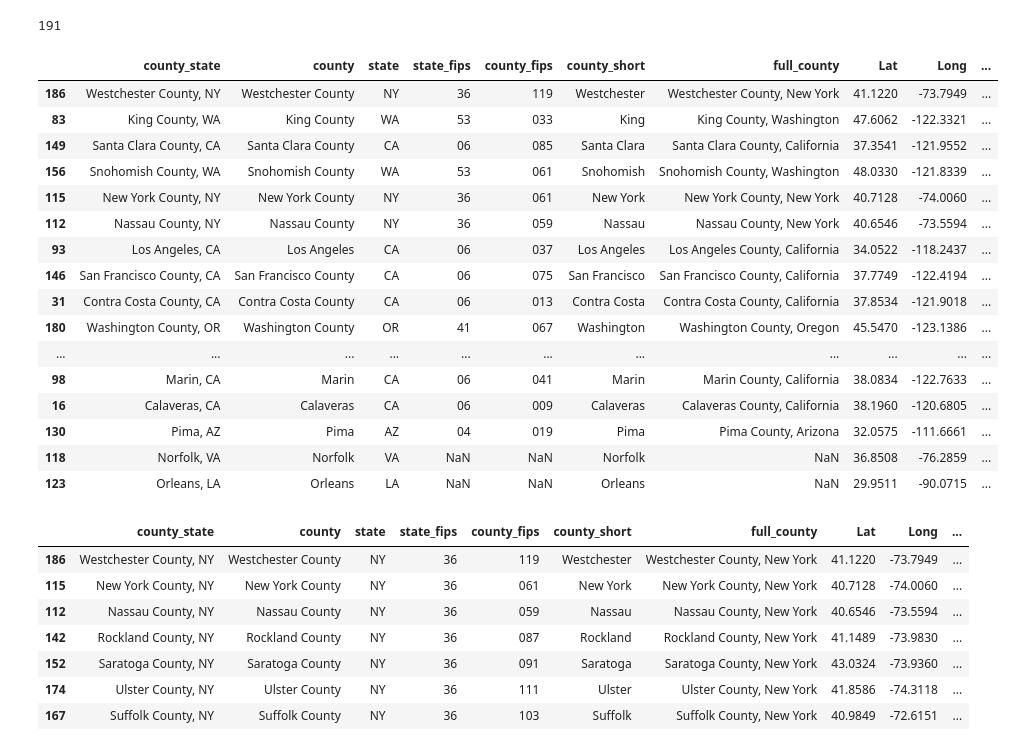
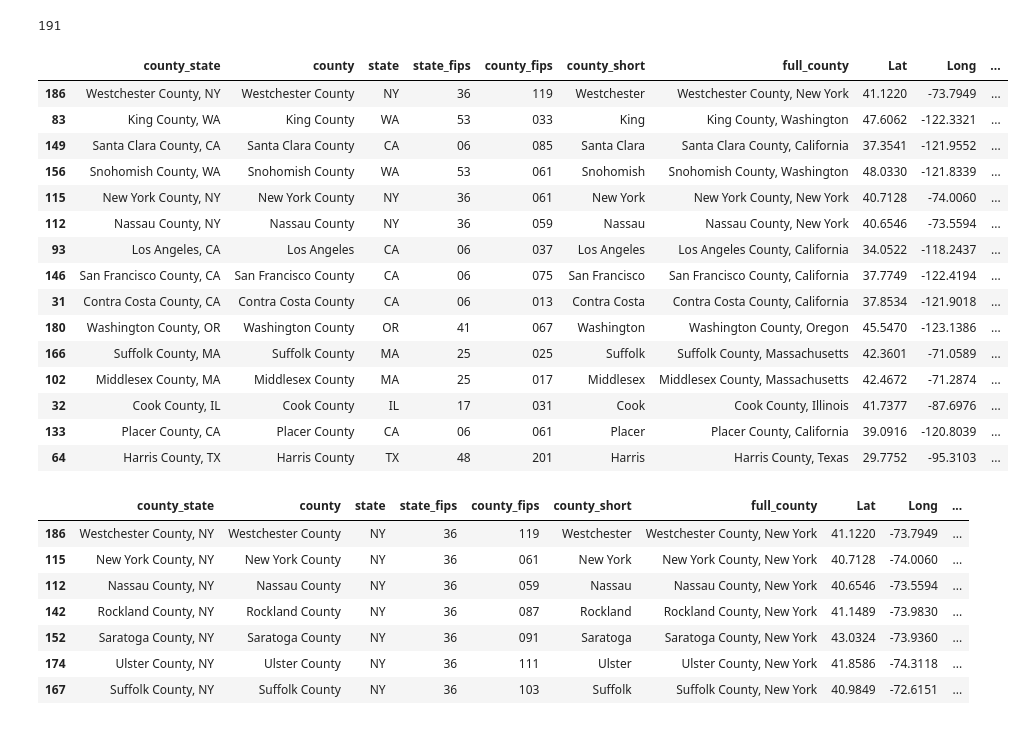
Before and after one commit to MarkCruse/covid-19, a Jupyter notebook: coronavirus.ipynb, the cells around one changed output. Drawn from its saved outputs; the diff is of its cells as text; code cells hidden in the pictures.

```diff
--- a/coronavirus.ipynb
+++ b/coronavirus.ipynb
@@ -470,27 +466,26 @@ print(len(counties_df))
 # %%
 counties_df = counties_df.rename(columns={'state_x': 'state','county_x':'county'})
 counties_df = counties_df[['county_state','county','state','state_fips','county_fips','county_short','full_county','Lat','Long','confirmed','recovered','deaths']]
 counties_df = counties_df.sort_values(by=['confirmed','state_fips','county_fips'],ascending=False)
 
-counties_df
+counties_df.head(15)
 # %% [output]
 |  | county_state | county | state | state_fips | county_fips | county_short | full_county | Lat | Long | ... |
 | 186 | Westchester County, NY | Westchester County | NY | 36 | 119 | Westchester | Westchester County, New York | 41.1220 | -73.7949 | ... |
 | 83 | King County, WA | King County | WA | 53 | 033 | King | King County, Washington | 47.6062 | -122.3321 | ... |
 | 149 | Santa Clara County, CA | Santa Clara County | CA | 06 | 085 | Santa Clara | Santa Clara County, California | 37.3541 | -121.9552 | ... |
 | 156 | Snohomish County, WA | Snohomish County | WA | 53 | 061 | Snohomish | Snohomish County, Washington | 48.0330 | -121.8339 | ... |
 | 115 | New York County, NY | New York County | NY | 36 | 061 | New York | New York County, New York | 40.7128 | -74.0060 | ... |
 | 112 | Nassau County, NY | Nassau County | NY | 36 | 059 | Nassau | Nassau County, New York | 40.6546 | -73.5594 | ... |
 | 93 | Los Angeles, CA | Los Angeles | CA | 06 | 037 | Los Angeles | Los Angeles County, California | 34.0522 | -118.2437 | ... |
 | 146 | San Francisco County, CA | San Francisco County | CA | 06 | 075 | San Francisco | San Francisco County, California | 37.7749 | -122.4194 | ... |
 | 31 | Contra Costa County, CA | Contra Costa County | CA | 06 | 013 | Contra Costa | Contra Costa County, California | 37.8534 | -121.9018 | ... |
 | 180 | Washington County, OR | Washington County | OR | 41 | 067 | Washington | Washington County, Oregon | 45.5470 | -123.1386 | ... |
-| ... | ... | ... | ... | ... | ... | ... | ... | ... | ... | ... |
-| 98 | Marin, CA | Marin | CA | 06 | 041 | Marin | Marin County, California | 38.0834 | -122.7633 | ... |
-| 16 | Calaveras, CA | Calaveras | CA | 06 | 009 | Calaveras | Calaveras County, California | 38.1960 | -120.6805 | ... |
-| 130 | Pima, AZ | Pima | AZ | 04 | 019 | Pima | Pima County, Arizona | 32.0575 | -111.6661 | ... |
-| 118 | Norfolk, VA | Norfolk | VA | NaN | NaN | Norfolk | NaN | 36.8508 | -76.2859 | ... |
-| 123 | Orleans, LA | Orleans | LA | NaN | NaN | Orleans | NaN | 29.9511 | -90.0715 | ... |
+| 166 | Suffolk County, MA | Suffolk County | MA | 25 | 025 | Suffolk | Suffolk County, Massachusetts | 42.3601 | -71.0589 | ... |
+| 102 | Middlesex County, MA | Middlesex County | MA | 25 | 017 | Middlesex | Middlesex County, Massachusetts | 42.4672 | -71.2874 | ... |
+| 32 | Cook County, IL | Cook County | IL | 17 | 031 | Cook | Cook County, Illinois | 41.7377 | -87.6976 | ... |
+| 133 | Placer County, CA | Placer County | CA | 06 | 061 | Placer | Placer County, California | 39.0916 | -120.8039 | ... |
+| 64 | Harris County, TX | Harris County | TX | 48 | 201 | Harris | Harris County, Texas | 29.7752 | -95.3103 | ... |
 # %%
 counties_df[counties_df.state=='NY']
 # %% [output]
```
Also changed, not shown: parts of 4 cells of this notebook, 1 other file.
